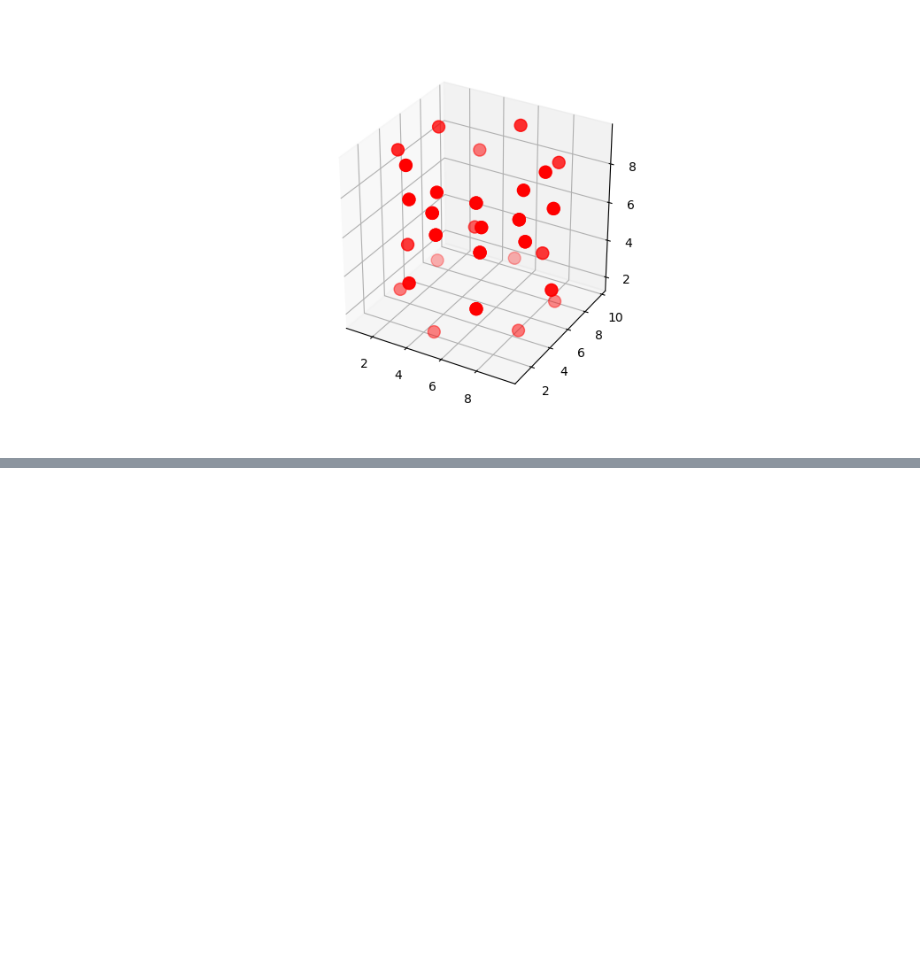
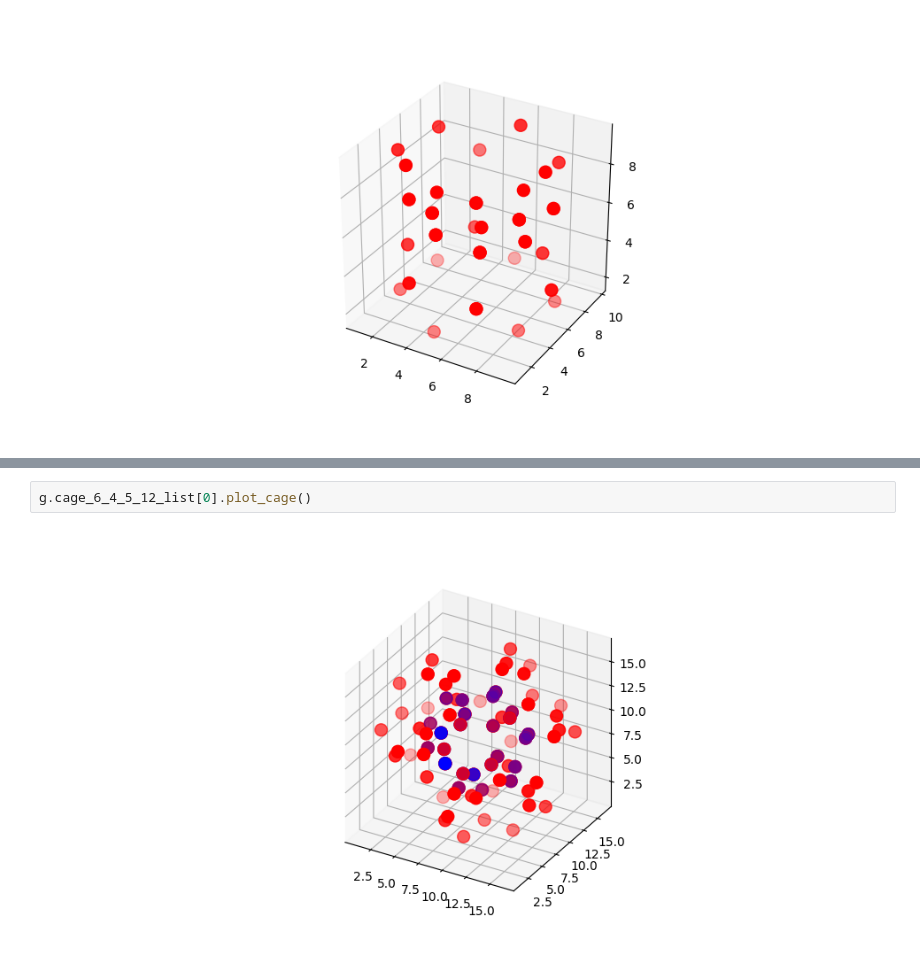
Before and after one commit to nicksmits1/chee494, a Jupyter notebook: DFS_Ring_Identification/DFS_Ring_Finder.ipynb, the cells around one changed output, grey strips where cells are left out. Drawn from its saved outputs; the diff is of its cells as text; blank space fills up the shorter version.

```diff
--- a/DFS_Ring_Identification/DFS_Ring_Finder.ipynb
+++ b/DFS_Ring_Identification/DFS_Ring_Finder.ipynb
@@ -1038 +1346,5 @@ g.plot_cups()
+# %%
+g.cage_6_4_5_12_list[0].plot_cage()
+# %% [output]
+[figure, added]
 # %%
```
Also changed, not shown: parts of 17 cells of this notebook, 31 other files.
